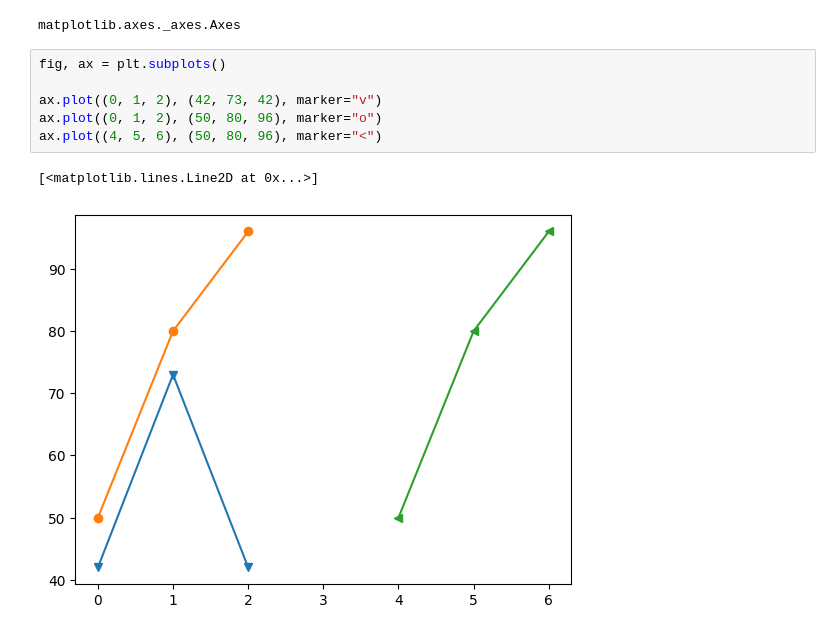
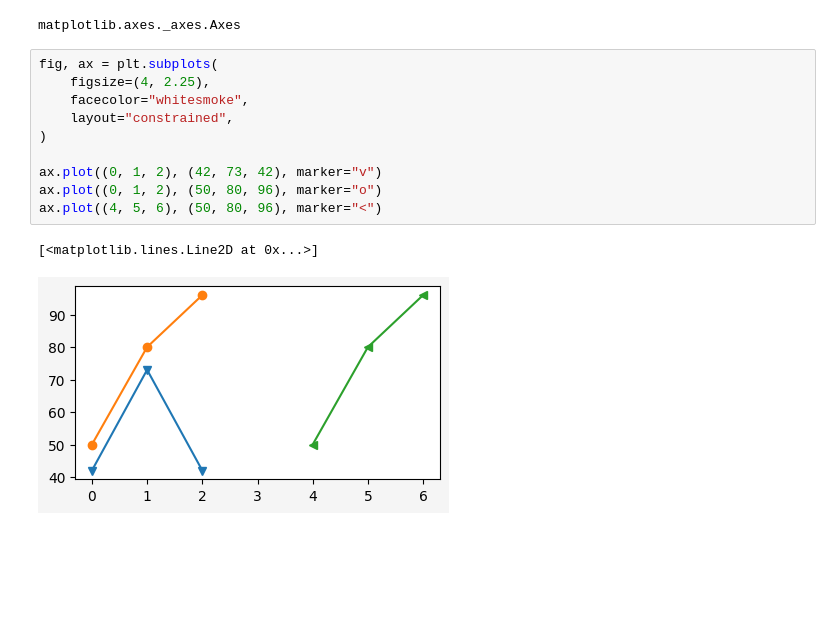
Before and after one commit to NicoleSchwartz/20241505-tutorial-pandas-matplotlib, a Jupyter notebook: tutorial.ipynb, the cells around one changed output. Cells and saved outputs as stored; diff of their text form; blank space fills up the shorter version.

```diff
--- a/tutorial.ipynb
+++ b/tutorial.ipynb
@@ -633,11 +633,15 @@ type(ax)
 # %% [output]
 matplotlib.axes._axes.Axes
 # %%
-fig, ax = plt.subplots()
+fig, ax = plt.subplots(
+    figsize=(4, 2.25),
+    facecolor="whitesmoke",
+    layout="constrained",
+)
 
 ax.plot((0, 1, 2), (42, 73, 42), marker="v")
 ax.plot((0, 1, 2), (50, 80, 96), marker="o")
 ax.plot((4, 5, 6), (50, 80, 96), marker="<")
 # %% [output]
 [<matplotlib.lines.Line2D at 0x...>]
-[figure, old version]
+[figure, new version]
```
